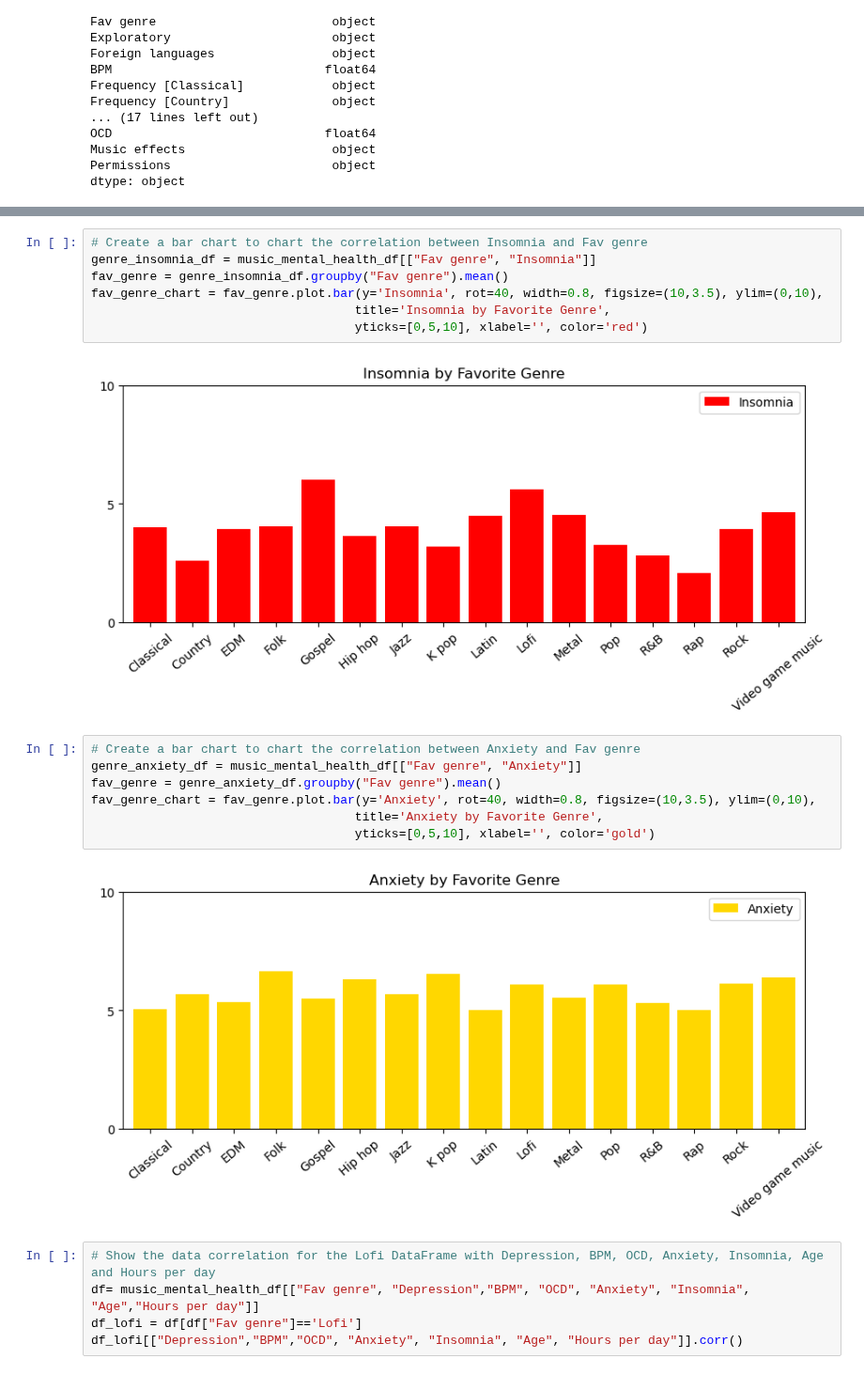
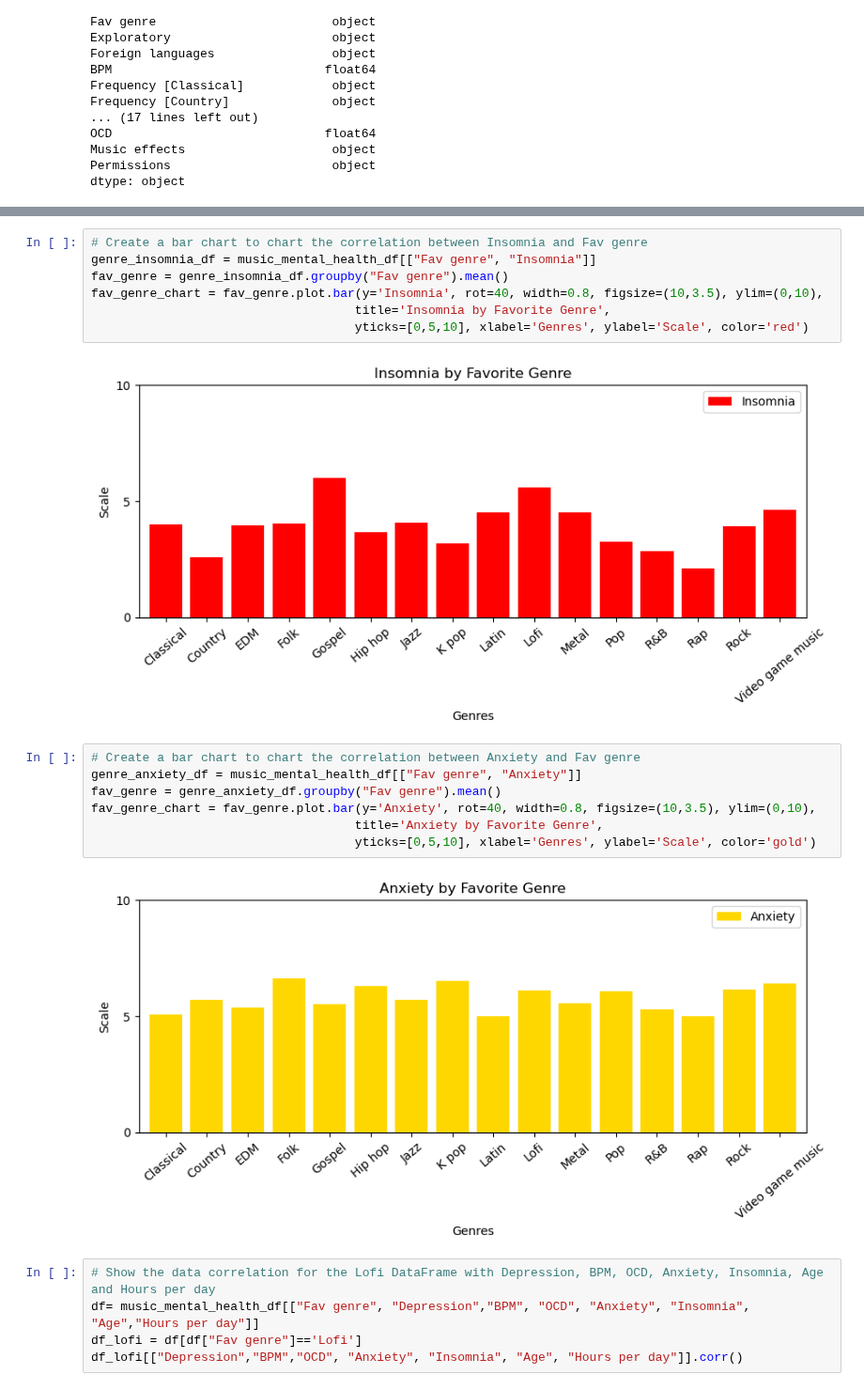
Before and after one commit to jdanielle12/project1, a Jupyter notebook: music_and_mental_health.ipynb, the cells around one changed output, grey strips where cells are left out. Shown at 94% size. Saved outputs shown, nothing was run; the diff lists cells and outputs as text.

Commit message:
added labels to graphs

```diff
--- a/music_and_mental_health.ipynb
+++ b/music_and_mental_health.ipynb
@@ -74,18 +74,18 @@ genre_insomnia_df = music_mental_health_df[["Fav genre", "Insomnia"]]
 fav_genre = genre_insomnia_df.groupby("Fav genre").mean()
 fav_genre_chart = fav_genre.plot.bar(y='Insomnia', rot=40, width=0.8, figsize=(10,3.5), ylim=(0,10),
                                     title='Insomnia by Favorite Genre',
-                                    yticks=[0,5,10], xlabel='', color='red')
+                                    yticks=[0,5,10], xlabel='Genres', ylabel='Scale', color='red')
 # %% [output]
-[figure, old version]
+[figure, new version]
 # %%
 # Create a bar chart to chart the correlation between Anxiety and Fav genre
 genre_anxiety_df = music_mental_health_df[["Fav genre", "Anxiety"]]
 fav_genre = genre_anxiety_df.groupby("Fav genre").mean()
 fav_genre_chart = fav_genre.plot.bar(y='Anxiety', rot=40, width=0.8, figsize=(10,3.5), ylim=(0,10),
                                     title='Anxiety by Favorite Genre',
-                                    yticks=[0,5,10], xlabel='', color='gold')
+                                    yticks=[0,5,10], xlabel='Genres', ylabel='Scale', color='gold')
 # %% [output]
-[figure, old version]
+[figure, new version]
 # %%
 # Show the data correlation for the Lofi DataFrame with Depression, BPM, OCD, Anxiety, Insomnia, Age and Hours per day
 df= music_mental_health_df[["Fav genre", "Depression","BPM", "OCD", "Anxiety", "Insomnia", "Age","Hours per day"]]
```
Also changed, not shown: parts of 2 cells of this notebook, 4 other files.
